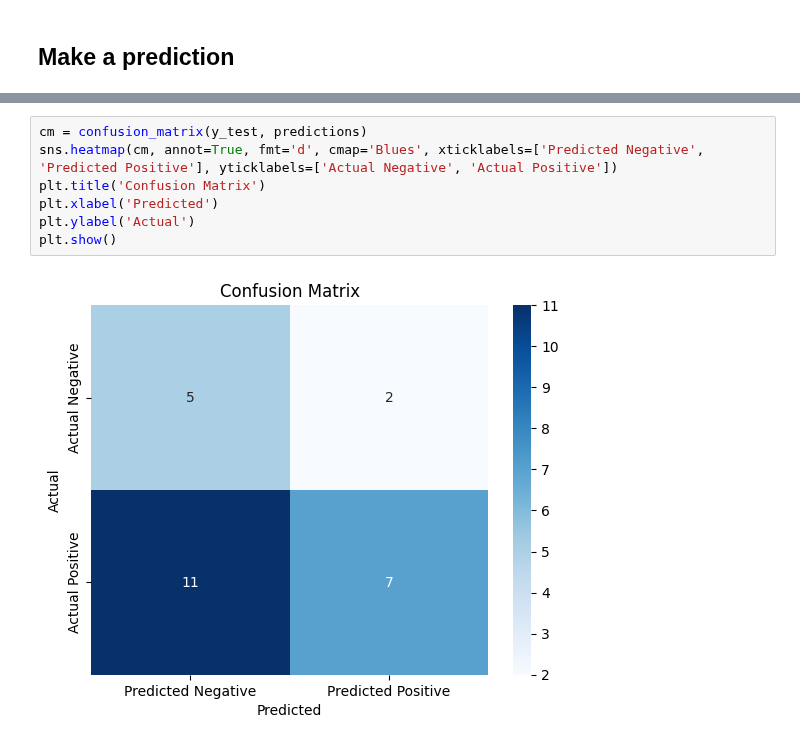
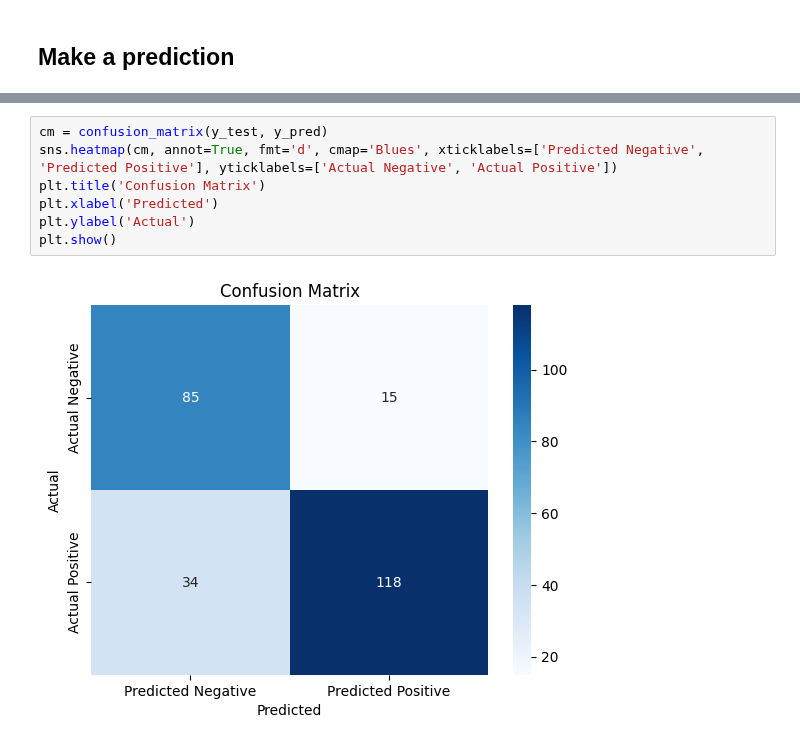
Before and after one commit to bodhichristian/python-basics, a Jupyter notebook: decision_trees/decision_trees.ipynb, the cells around one changed output, grey strips where cells are left out. Cells and saved outputs as stored; diff of their text form.

```diff
--- a/decision_trees/decision_trees.ipynb
+++ b/decision_trees/decision_trees.ipynb
@@ -87,12 +90,12 @@ array([1, 0, 1, 1, 0, 1, 1, 0, 0, 0, 1, 1, 0, 0, 0, 0, 0, 0, 1, 0, 0, 0,
 # %%
-cm = confusion_matrix(y_test, predictions)
+cm = confusion_matrix(y_test, y_pred)
 sns.heatmap(cm, annot=True, fmt='d', cmap='Blues', xticklabels=['Predicted Negative', 'Predicted Positive'], yticklabels=['Actual Negative', 'Actual Positive'])
 plt.title('Confusion Matrix')
 plt.xlabel('Predicted')
 plt.ylabel('Actual')
 plt.show()
 # %% [output]
-[figure, old version]
+[figure, new version]
 # %%
 report = classification_report(y_test, y_pred)
 print(report)
```
Also changed, not shown: parts of 4 cells of this notebook, 1 other file.
